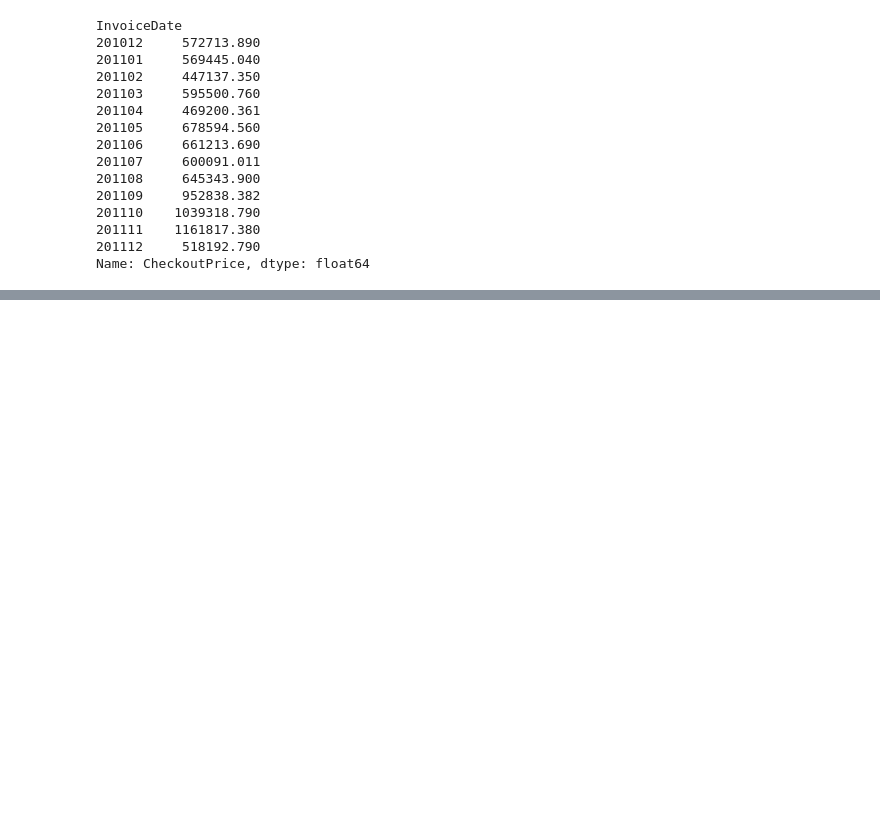
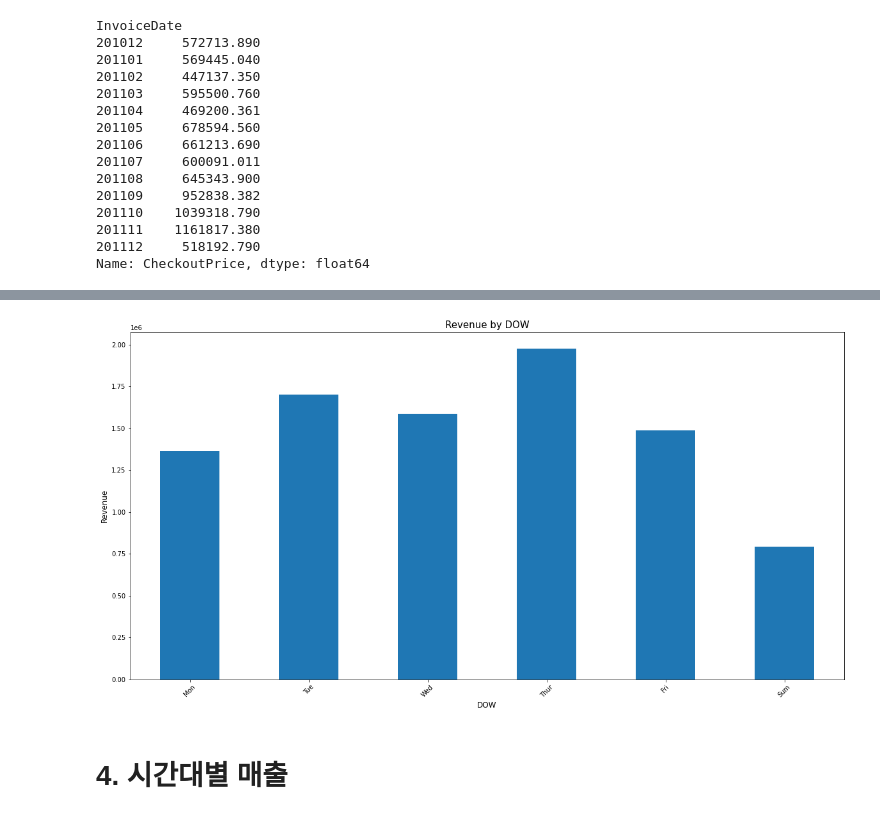
Before and after one commit to jeungsengho/python_6month, a Jupyter notebook: 5__쇼핑몰_고객주문_데이터_프로젝트.ipynb, the cells around one changed output, grey strips where cells are left out. Cells and saved outputs as stored; diff of their text form; code cells hidden in the pictures; blank space fills up the shorter version.

```diff
--- a/5__쇼핑몰_고객주문_데이터_프로젝트.ipynb
+++ b/5__쇼핑몰_고객주문_데이터_프로젝트.ipynb
@@ -337,0 +351,3 @@ Name: CheckoutPrice, dtype: float64
+# %%
+rev_by_dow = retail.set_index('InvoiceDate').groupby(lambda date:date.dayofweek).sum()['CheckoutPrice']
+rev_by_dow
@@ -337,0 +363,8 @@ Name: CheckoutPrice, dtype: float64
+# %%
+DAY_OF_WEEK = np.array(['Mon', 'Tue', 'Wed', 'Thur', 'Fri', 'Sat', 'Sum'])
+rev_by_dow.index = DAY_OF_WEEK[rev_by_dow.index]
+plot_bar(rev_by_dow, 'DOW', 'Revenue', 'Revenue by DOW')
+# %% [output]
+[figure, added]
+# %% [markdown]
+# **4. 시간대별 매출**
```
Also changed, not shown: parts of 12 cells of this notebook.
